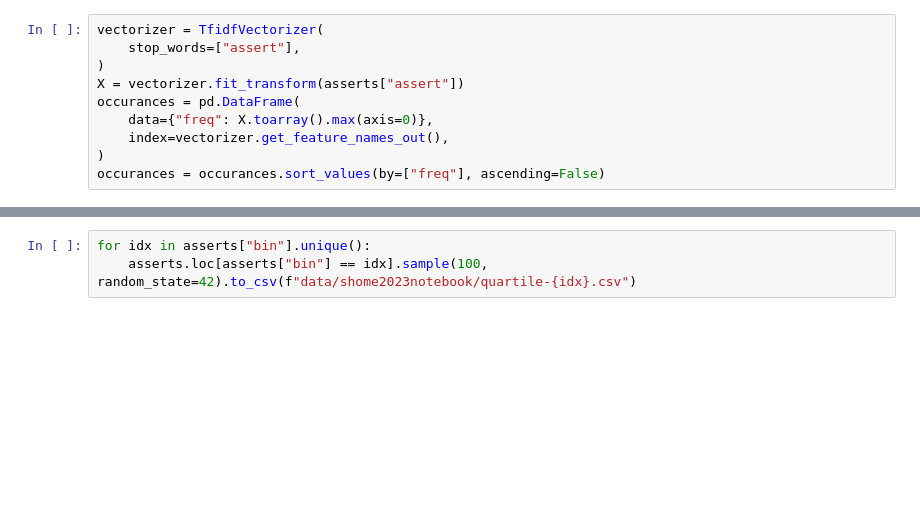
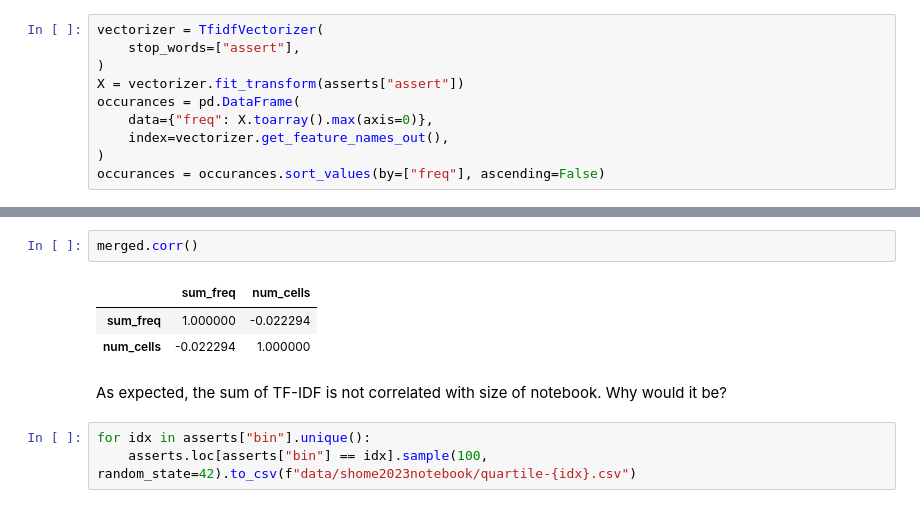
Before and after one commit to arumoy-shome/shome2023notebook, a Jupyter notebook: notebooks/analysis.ipynb, the cells around one changed output, grey strips where cells are left out. Cells and saved outputs as stored; diff of their text form; blank space fills up the shorter version.

```diff
--- a/notebooks/analysis.ipynb
+++ b/notebooks/analysis.ipynb
@@ -1019,3 +1018,11 @@ sns.histplot(
+# %%
+merged.corr()
+# %% [output]
+|  | sum_freq | num_cells |
+| sum_freq | 1.000000 | -0.022294 |
+| num_cells | -0.022294 | 1.000000 |
+# %% [markdown]
+As expected, the sum of TF-IDF is not correlated with size of notebook. Why would it be?
 # %%
 for idx in asserts["bin"].unique():
     asserts.loc[asserts["bin"] == idx].sample(100, random_state=42).to_csv(f"data/shome2023notebook/quartile-{idx}.csv")
```
Also changed, not shown: parts of 15 cells of this notebook.
